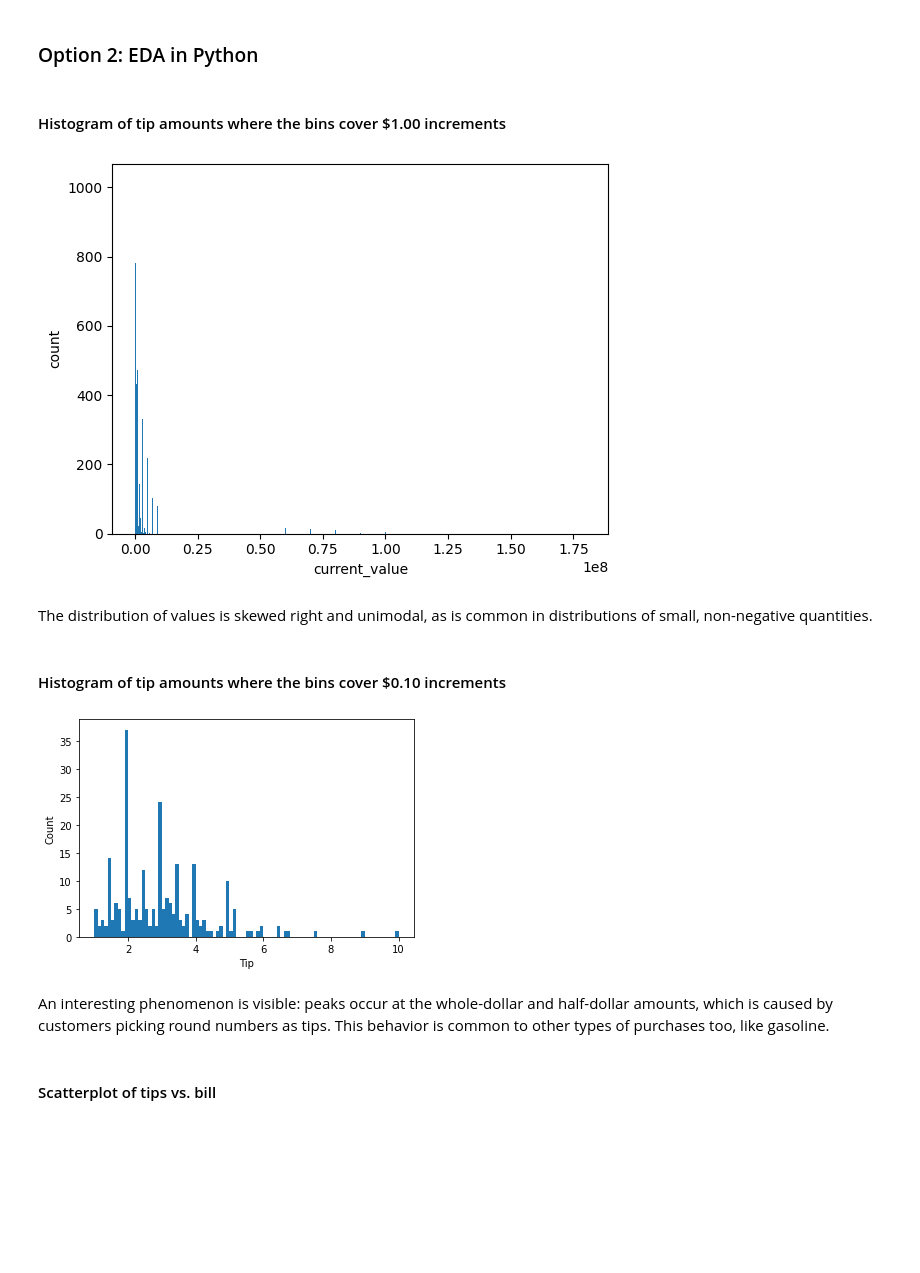
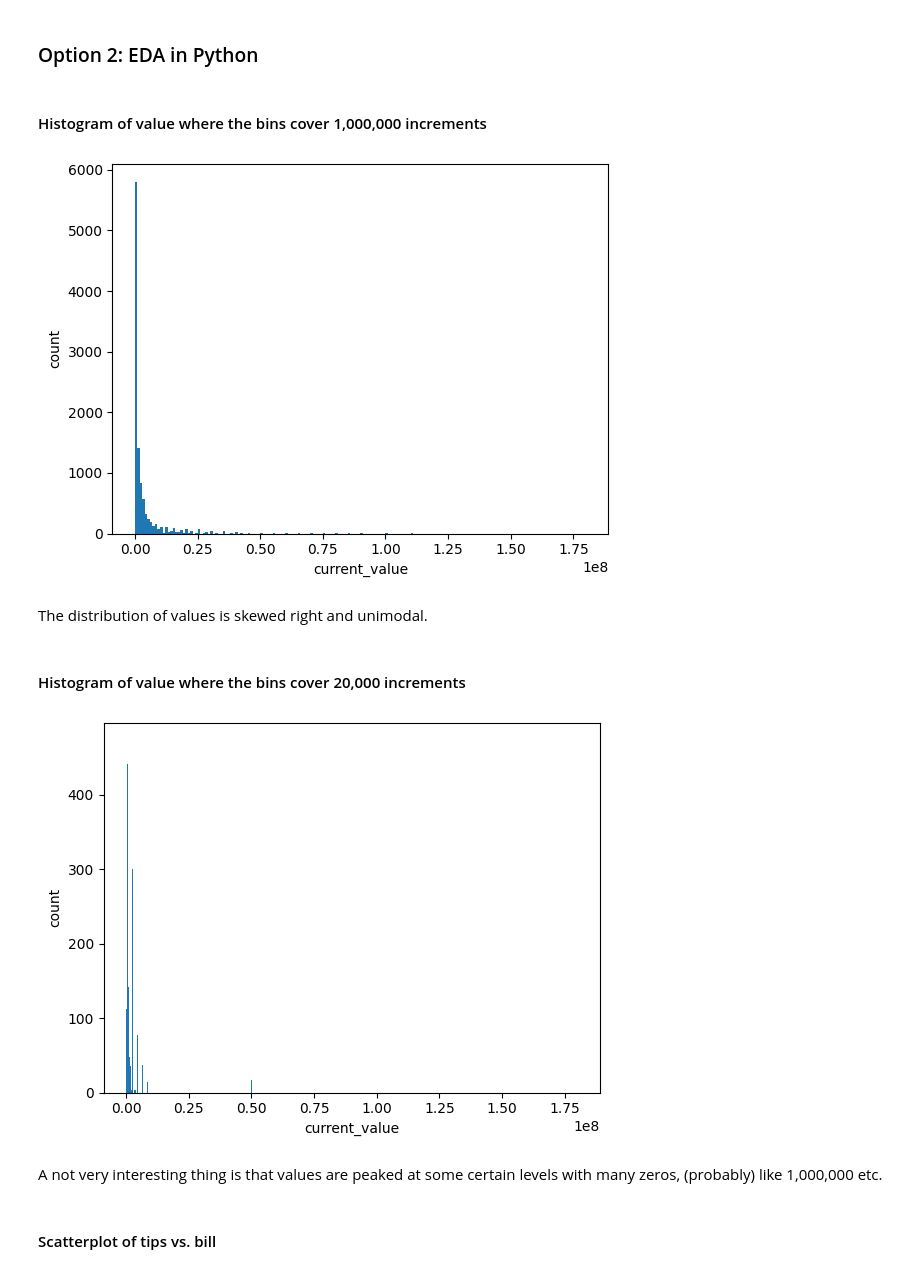
Before and after one commit to onurerdogan2001/ie423tasks, a Jupyter notebook: notebooks/task1.ipynb, the cells around one changed output. Cells and saved outputs as stored; diff of their text form; code cells hidden in the pictures; blank space fills up the shorter version.

```diff
--- a/notebooks/task1.ipynb
+++ b/notebooks/task1.ipynb
@@ -126,13 +124,13 @@ Scatterplot of tips vs. bill separated by payer gender and smoking section statu
 # %% [markdown]
 ### Option 2: EDA in Python
 # %% [markdown]
-#### Histogram of tip amounts where the bins cover $1.00 increments
+#### Histogram of value where the bins cover 1,000,000 increments
 # %%
 # Set data fields
 y = dfTips.loc[:,'current_value']
 
 # Set histogram parameters
-binwidth = 100000.0
+binwidth = 1000000.0
 binrange=np.arange(min(y), max(y) + binwidth, binwidth)
 
 # Show plot
@@ -141,28 +139,28 @@ plt.xlabel('current_value')
 plt.ylabel('count')
 plt.show()
 # %% [output]
-[figure, old version]
+[figure, new version]
 # %% [markdown]
-The distribution of values is skewed right and unimodal, as is common in distributions of small, non-negative quantities.
+The distribution of values is skewed right and unimodal.
 # %% [markdown]
-#### Histogram of tip amounts where the bins cover $0.10 increments
+#### Histogram of value where the bins cover 20,000 increments
 # %%
 # Set data fields
-y = dfTips.loc[:,'tip']
+y = dfTips.loc[:,'current_value']
 
 # Set histogram parameters
-binwidth = 0.1
+binwidth = 20000.0
 binrange=np.arange(min(y), max(y) + binwidth, binwidth)
 
 # Show plot
 plt.hist(y, bins=binrange)
-plt.xlabel('Tip')
-plt.ylabel('Count')
+plt.xlabel('current_value')
+plt.ylabel('count')
 plt.show()
 # %% [output]
-[figure, old version]
+[figure, new version]
-# %% [markdown]
-An interesting phenomenon is visible: peaks occur at the whole-dollar and half-dollar amounts, which is caused by customers picking round numbers as tips. This behavior is common to other types of purchases too, like gasoline.
+# %% [markdown]
+A not very interesting thing is that values are peaked at some certain levels with many zeros, (probably) like 1,000,000 etc.
 # %% [markdown]
 #### Scatterplot of tips vs. bill
 # %%
```
Also changed, not shown: parts of 12 cells of this notebook.
